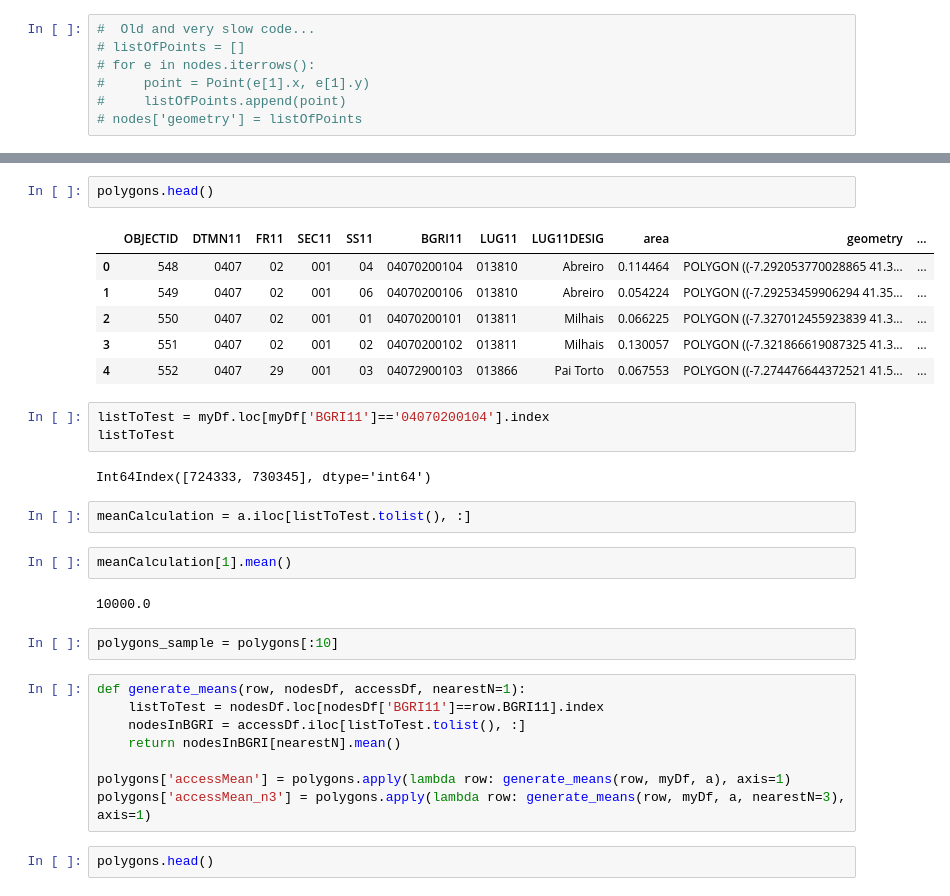
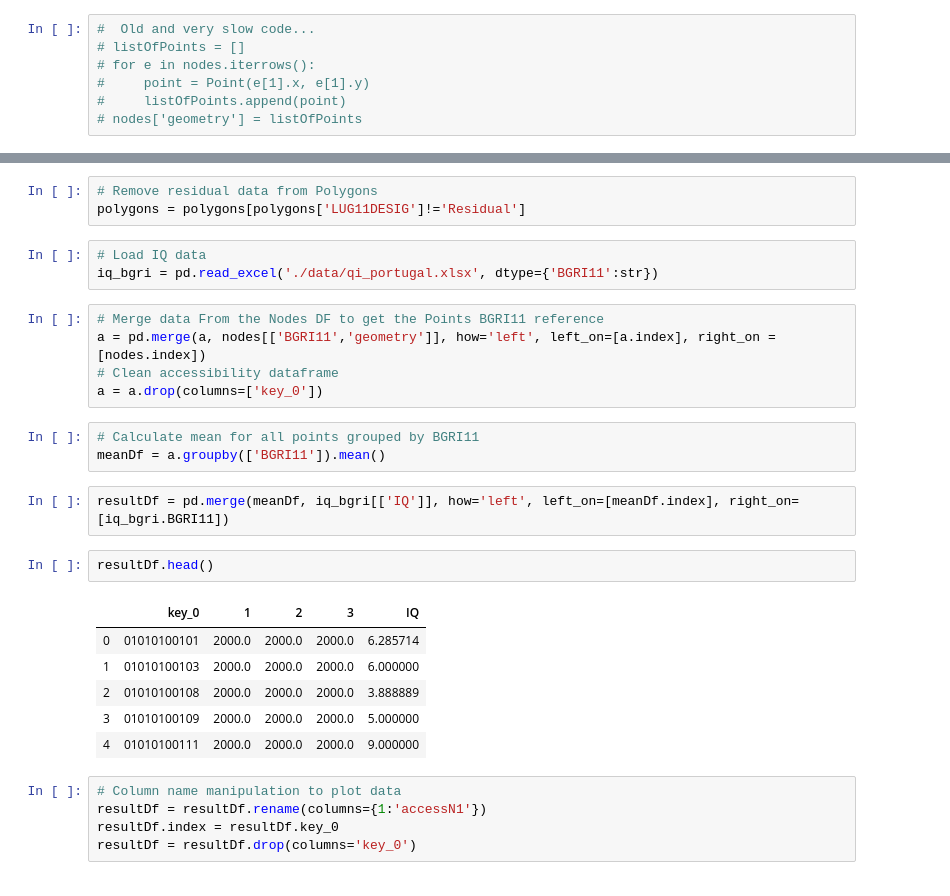
Before and after one commit to fillipefeitosa/gettin, a Jupyter notebook: pandana/School Accessibility to Portugal.ipynb, the cells around one changed output, grey strips where cells are left out. Cells and saved outputs as stored; diff of their text form.

```diff
--- a/pandana/School Accessibility to Portugal.ipynb
+++ b/pandana/School Accessibility to Portugal.ipynb
@@ -97,32 +100,30 @@ plot_nearest_amenity('school',a,3)
+# %%
+# Remove residual data from Polygons
+polygons = polygons[polygons['LUG11DESIG']!='Residual']
+# %%
+# Load IQ data
+iq_bgri = pd.read_excel('./data/qi_portugal.xlsx', dtype={'BGRI11':str})
+# %%
+# Merge data From the Nodes DF to get the Points BGRI11 reference
+a = pd.merge(a, nodes[['BGRI11','geometry']], how='left', left_on=[a.index], right_on = [nodes.index])
+# Clean accessibility dataframe
+a = a.drop(columns=['key_0'])
+# %%
+# Calculate mean for all points grouped by BGRI11
+meanDf = a.groupby(['BGRI11']).mean()
+# %%
+resultDf = pd.merge(meanDf, iq_bgri[['IQ']], how='left', left_on=[meanDf.index], right_on=[iq_bgri.BGRI11])
 # %%
-polygons.head()
+resultDf.head()
 # %% [output]
-|  | OBJECTID | DTMN11 | FR11 | SEC11 | SS11 | BGRI11 | LUG11 | LUG11DESIG | area | geometry | ... |
-| 0 | 548 | 0407 | 02 | 001 | 04 | 04070200104 | 013810 | Abreiro | 0.114464 | POLYGON ((-7.292053770028865 41.3... | ... |
-| 1 | 549 | 0407 | 02 | 001 | 06 | 04070200106 | 013810 | Abreiro | 0.054224 | POLYGON ((-7.29253459906294 41.35... | ... |
-| 2 | 550 | 0407 | 02 | 001 | 01 | 04070200101 | 013811 | Milhais | 0.066225 | POLYGON ((-7.327012455923839 41.3... | ... |
-| 3 | 551 | 0407 | 02 | 001 | 02 | 04070200102 | 013811 | Milhais | 0.130057 | POLYGON ((-7.321866619087325 41.3... | ... |
-| 4 | 552 | 0407 | 29 | 001 | 03 | 04072900103 | 013866 | Pai Torto | 0.067553 | POLYGON ((-7.274476644372521 41.5... | ... |
+|  | key_0 | 1 | 2 | 3 | IQ |
+| 0 | 01010100101 | 2000.0 | 2000.0 | 2000.0 | 6.285714 |
+| 1 | 01010100103 | 2000.0 | 2000.0 | 2000.0 | 6.000000 |
+| 2 | 01010100108 | 2000.0 | 2000.0 | 2000.0 | 3.888889 |
+| 3 | 01010100109 | 2000.0 | 2000.0 | 2000.0 | 5.000000 |
+| 4 | 01010100111 | 2000.0 | 2000.0 | 2000.0 | 9.000000 |
-# %%
-listToTest = myDf.loc[myDf['BGRI11']=='04070200104'].index
-listToTest
-# %% [output]
-Int64Index([724333, 730345], dtype='int64')
-# %%
-meanCalculation = a.iloc[listToTest.tolist(), :]
-# %%
-meanCalculation[1].mean()
-# %% [output]
-10000.0
-# %%
-polygons_sample = polygons[:10]
-# %%
-def generate_means(row, nodesDf, accessDf, nearestN=1):
-    listToTest = nodesDf.loc[nodesDf['BGRI11']==row.BGRI11].index
-    nodesInBGRI = accessDf.iloc[listToTest.tolist(), :]
-    return nodesInBGRI[nearestN].mean()
-
-polygons['accessMean'] = polygons.apply(lambda row: generate_means(row, myDf, a), axis=1)
-polygons['accessMean_n3'] = polygons.apply(lambda row: generate_means(row, myDf, a, nearestN=3), axis=1)
-# %%
-polygons.head()
+# %%
+# Column name manipulation to plot data
+resultDf = resultDf.rename(columns={1:'accessN1'})
+resultDf.index = resultDf.key_0
+resultDf = resultDf.drop(columns='key_0')
```
Also changed, not shown: parts of 13 cells of this notebook.
